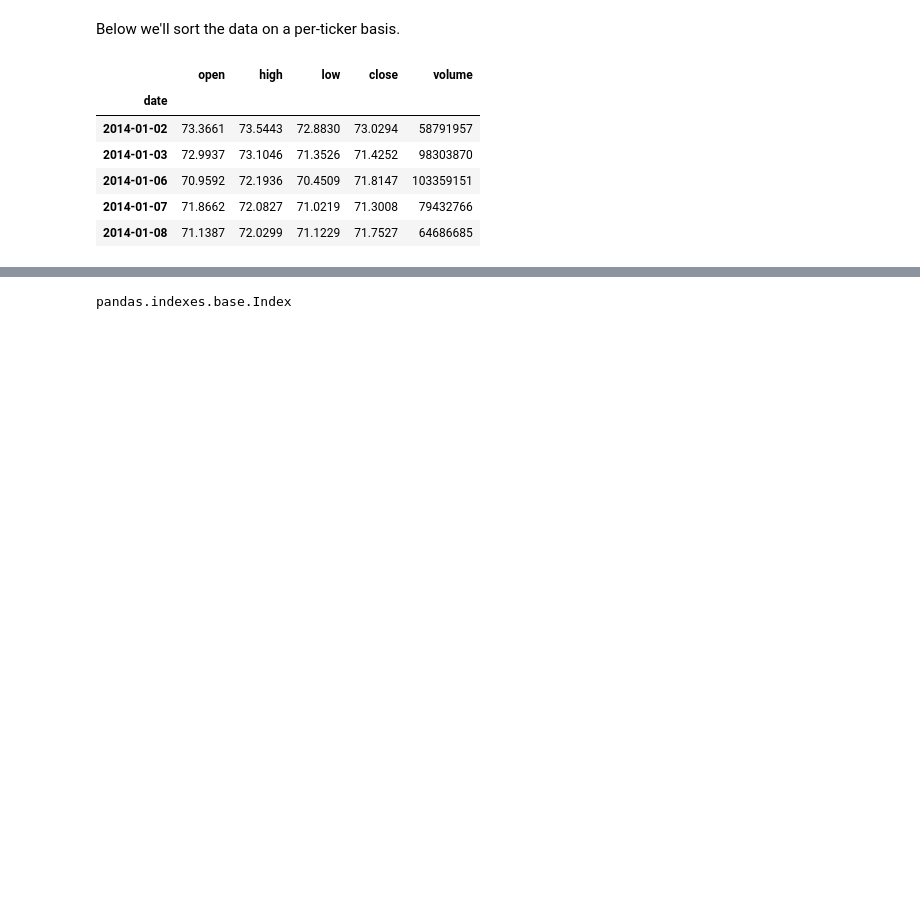
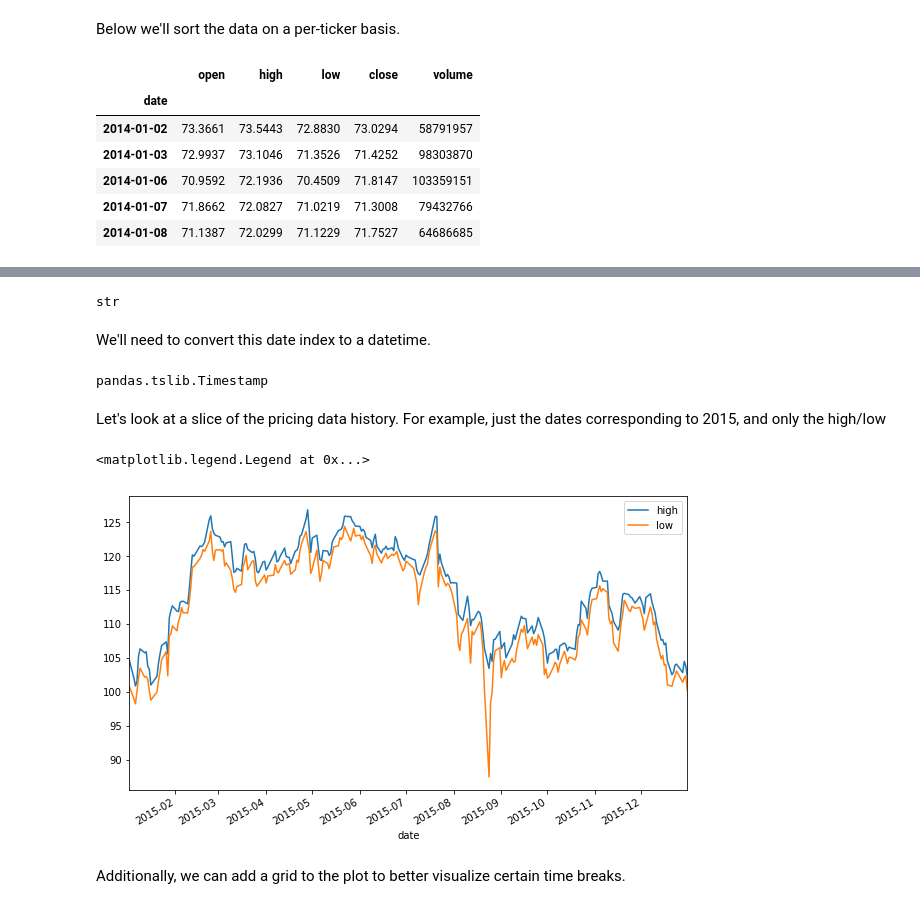
Before and after one commit to zfreedman/pyfi, a Jupyter notebook: Untitled.ipynb, the cells around one changed output, grey strips where cells are left out. Cells and saved outputs as stored; diff of their text form; code cells hidden in the pictures; blank space fills up the shorter version.

Commit message:
feat: Visualized aapl data and reindexed with datetime indices

```diff
--- a/Untitled.ipynb
+++ b/Untitled.ipynb
@@ -38,4 +41,25 @@ aapl.head()
 # %%
-type(aapl.index)
+type(aapl.index[0])
 # %% [output]
-pandas.indexes.base.Index
+str
+# %% [markdown]
+We'll need to convert this date index to a datetime.
+# %%
+aapl.index = pd.to_datetime(aapl.index)
+type(aapl.index[0])
+# %% [output]
+pandas.tslib.Timestamp
+# %% [markdown]
+Let's look at a slice of the pricing data history. For example, just the dates corresponding to 2015, and only the high/low
+# %%
+figsize = (10, 6)
+# %%
+aapl2015 = aapl["2015"]
+aapl2015["high"].plot(figsize=figsize)
+aapl2015["low"].plot(figsize=figsize)
+plt.legend()
+# %% [output]
+<matplotlib.legend.Legend at 0x...>
+[figure, added]
+# %% [markdown]
+Additionally, we can add a grid to the plot to better visualize certain time breaks.
```
Also changed, not shown: parts of 2 cells of this notebook.
